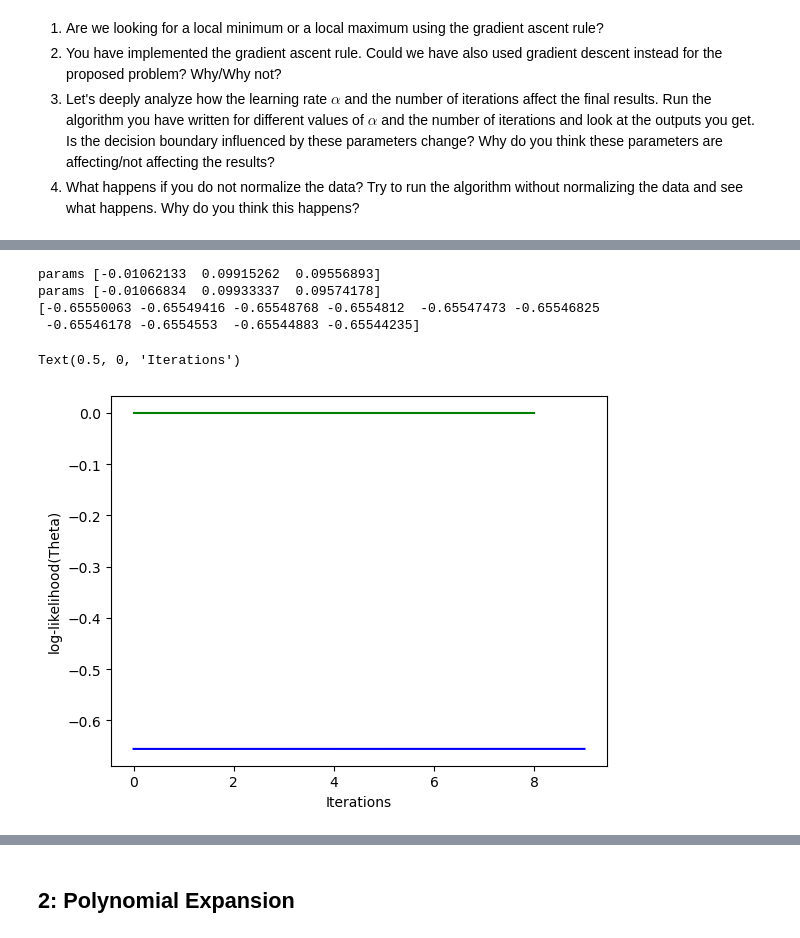
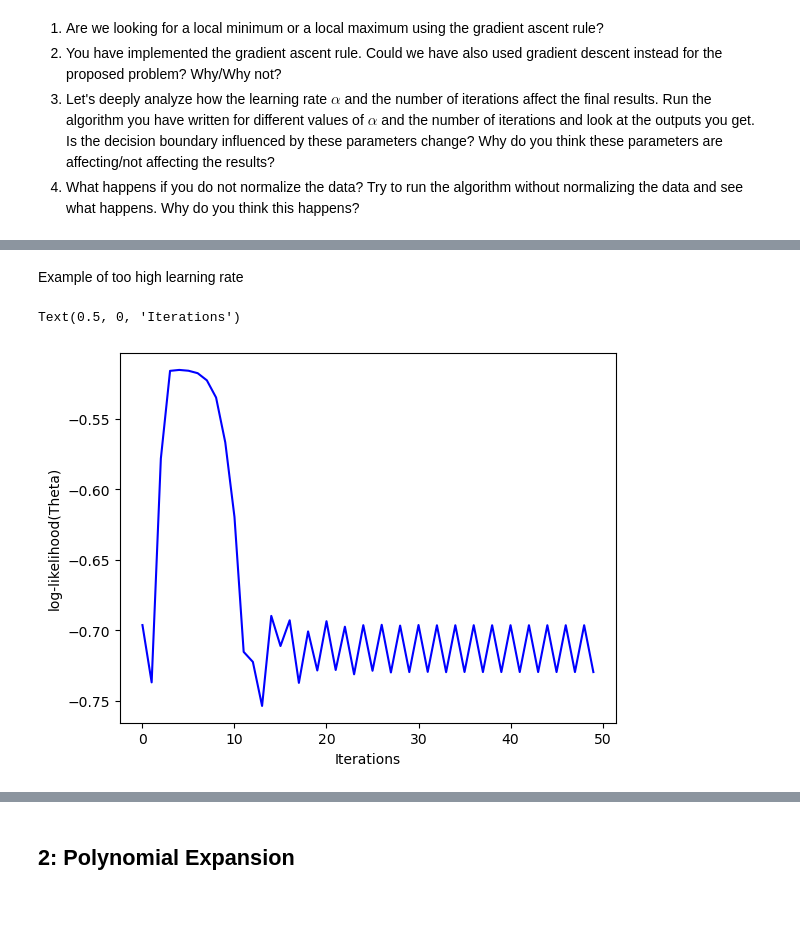
Before and after one commit to cycileo/FDS-HomeWorks, a Jupyter notebook: Homework02/HW2.ipynb, the cells around one changed output, grey strips where cells are left out. Drawn from its saved outputs; the diff is of its cells as text; code cells hidden in the pictures; blank space fills up the shorter version.

```diff
--- a/Homework02/HW2.ipynb
+++ b/Homework02/HW2.ipynb
@@ -203,7 +203,7 @@ We want to train a classifier capable of understanding the difference between Ad
 # %%
 data.dropna(inplace=True)
 data = data[data["species"] != "Chinstrap"]
-X = data[["bill_length", "body_mass"]]
+X = data[["bill_length", "body_mass"]].copy()
 y = data["species"].map({"Adelie": 0, "Gentoo": 1}).values
 # %% [markdown]
 It is recommended to normalize data when using machine learning techniques, so now normalize $X$ to have $\mu=0, \sigma=1$.
@@ -327,25 +337,20 @@ In our opinion, this is due to the fact that, even without training, **we find o
+# %% [markdown]
+Example of too high learning rate
 # %%
 np.random.seed(1)
 
 # Initialize the model
-anotherModel = LogisticRegression(num_features=X.shape[1])
+highLR_model = LogisticRegression(num_features=X.shape[1])
 
 # Run Gradient Ascent method
-n_iter = 10
-another_log, _, another_log_gap= fit(anotherModel, X, y, lr=0.0001, num_steps=n_iter)
+n_iter = 50
+another_log, _ = fit(highLR_model, X, y, lr=15, num_steps=n_iter)
 
-plt.plot(range(len(another_log)), another_log, "b"),
-plt.plot(range(len(another_log_gap)), another_log_gap, "g")
-
-print(another_log)
+plt.plot(range(len(another_log)), another_log, "b")
 
 # print(np.round((another_gap * 100), 2))
 plt.ylabel("log-likelihood(Theta)")
 plt.xlabel("Iterations")
 # %% [output]
-params [-0.01062133  0.09915262  0.09556893]
-params [-0.01066834  0.09933337  0.09574178]
-[-0.65550063 -0.65549416 -0.65548768 -0.6554812  -0.65547473 -0.65546825
- -0.65546178 -0.6554553  -0.65544883 -0.65544235]
+Text(0.5, 0, 'Iterations')
-Text(0.5, 0, 'Iterations')
-[figure, old version]
+[figure, new version]
```
Also changed, not shown: parts of 25 cells of this notebook, 2 other files.
